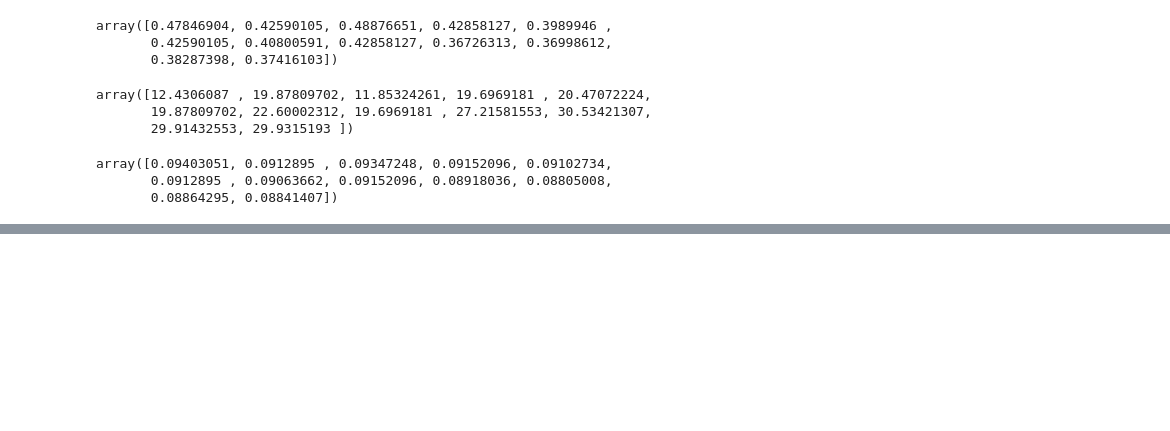
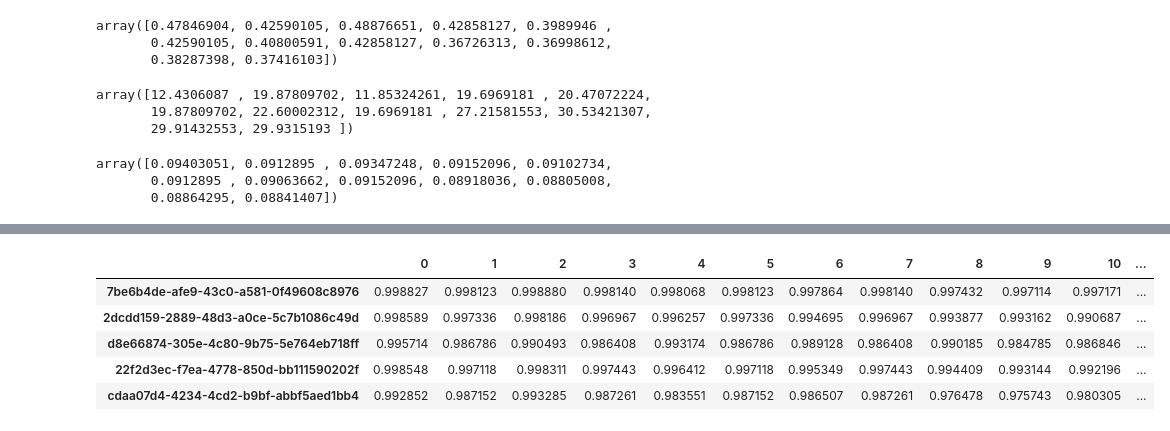
Before and after one commit to vatsalsaglani/capstone-project, a Jupyter notebook: make-data-frame.ipynb, the cells around one changed output, grey strips where cells are left out. Drawn from its saved outputs; the diff is of its cells as text; code cells hidden in the pictures; blank space fills up the shorter version.

```diff
--- a/make-data-frame.ipynb
+++ b/make-data-frame.ipynb
@@ -456,0 +443,9 @@ pd.DataFrame(data_500).T.head()
+# %%
+df_correlation_series = df[12].apply(pd.Series); df_correlation_series.head()
+# %% [output]
+|  | 0 | 1 | 2 | 3 | 4 | 5 | 6 | 7 | 8 | 9 | 10 | ... |
+| 7be6b4de-afe9-43c0-a581-0f49608c8976 | 0.998827 | 0.998123 | 0.998880 | 0.998140 | 0.998068 | 0.998123 | 0.997864 | 0.998140 | 0.997432 | 0.997114 | 0.997171 | ... |
+| 2dcdd159-2889-48d3-a0ce-5c7b1086c49d | 0.998589 | 0.997336 | 0.998186 | 0.996967 | 0.996257 | 0.997336 | 0.994695 | 0.996967 | 0.993877 | 0.993162 | 0.990687 | ... |
+| d8e66874-305e-4c80-9b75-5e764eb718ff | 0.995714 | 0.986786 | 0.990493 | 0.986408 | 0.993174 | 0.986786 | 0.989128 | 0.986408 | 0.990185 | 0.984785 | 0.986846 | ... |
+| 22f2d3ec-f7ea-4778-850d-bb111590202f | 0.998548 | 0.997118 | 0.998311 | 0.997443 | 0.996412 | 0.997118 | 0.995349 | 0.997443 | 0.994409 | 0.993144 | 0.992196 | ... |
+| cdaa07d4-4234-4cd2-b9bf-abbf5aed1bb4 | 0.992852 | 0.987152 | 0.993285 | 0.987261 | 0.983551 | 0.987152 | 0.986507 | 0.987261 | 0.976478 | 0.975743 | 0.980305 | ... |
```
Also changed, not shown: parts of 60 cells of this notebook, 3 other files.
